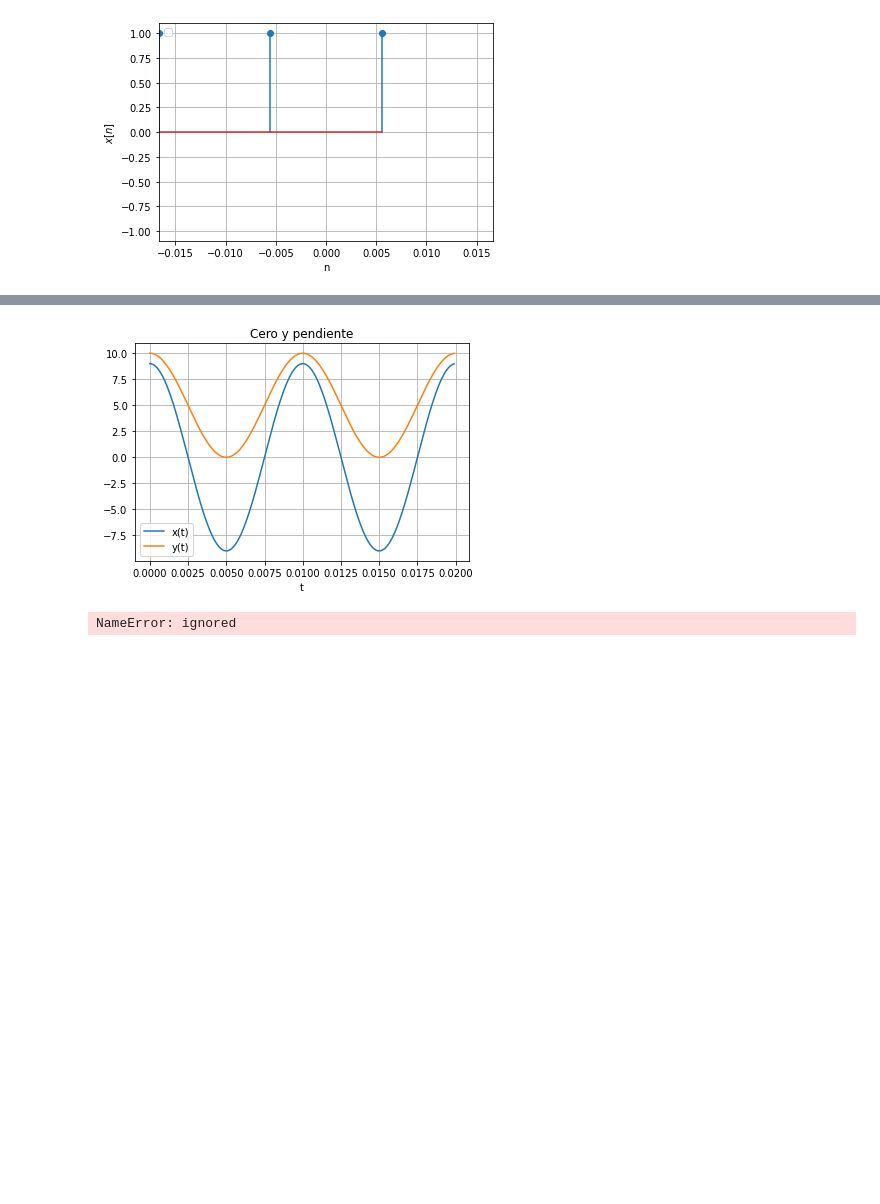
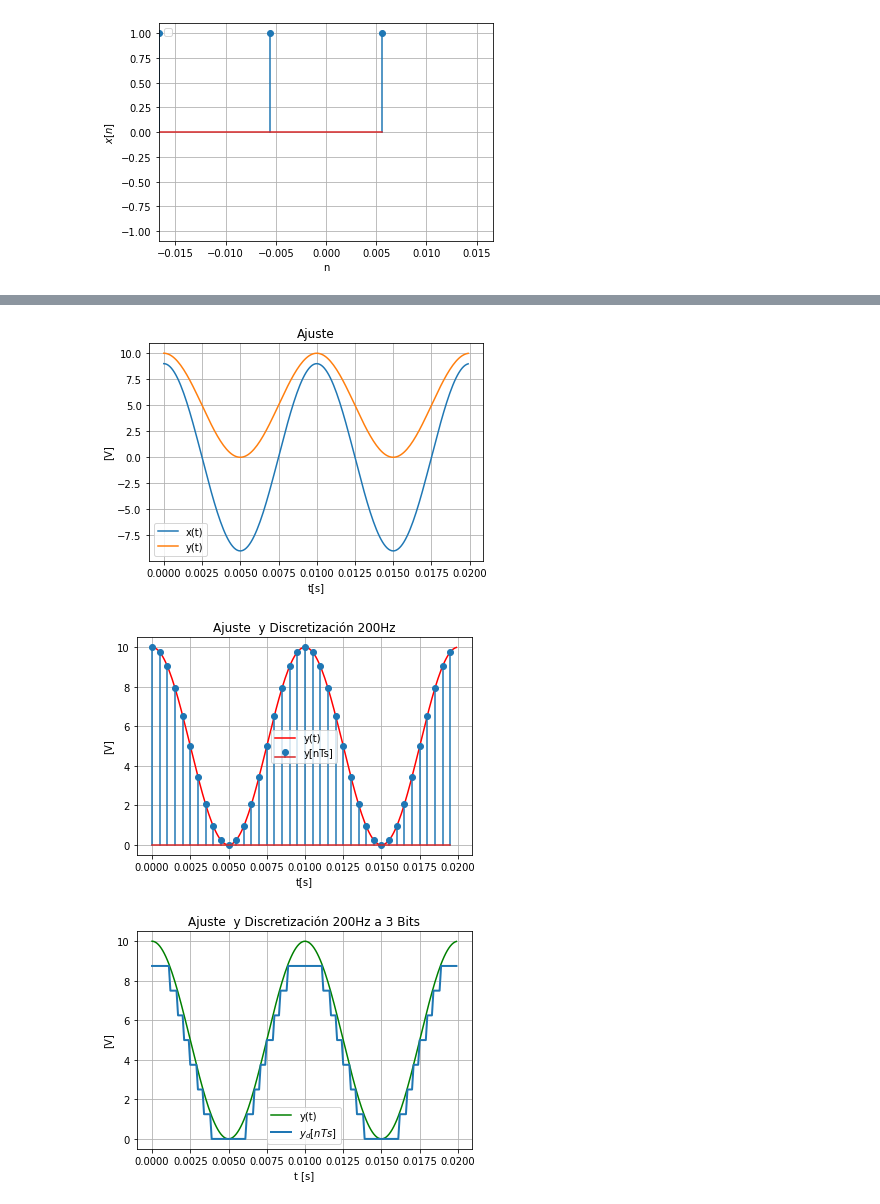
Before and after one commit to sejaramillotr/Taller1, a Jupyter notebook: Taller1.ipynb, the cells around one changed output, grey strips where cells are left out. Saved outputs shown, nothing was run; the diff lists cells and outputs as text; code cells hidden in the pictures; blank space fills up the shorter version.

```diff
--- a/Taller1.ipynb
+++ b/Taller1.ipynb
@@ -560,80 +559,75 @@ x[n] & x_c[n] & Binario\\ \hline
 [8.75,10.00] & 8.75 & 111\\ \hline
 \end{array}
 # %%
-#simulación pregunta 3
+#Discretización 2
 import numpy as np
 import matplotlib.pyplot as plt
 
 
 F = 100
 Fc = 100*F
-Fs = 2*F
+Fs = 20*F
 Tp = 1/F
 t = np.arange(0,2*Tp,1/Fc)
 
 x = 9*np.cos(2*np.pi*F*t)
 
 m = 5/9
 b = 5
 y = m*x+b
 
 plt.plot(t,x,label="x(t)")
 plt.plot(t,y,label="y(t)")
 plt.legend()
-plt.xlabel('t')
+plt.xlabel('t[s]')
+plt.ylabel('[V]')
 plt.grid()
-plt.title("Cero y pendiente")
+plt.title("Ajuste")
 plt.show()
 
-tm = np.arange(0,Tplot,1/fs)
-x1m = 9*np.cos(2*np.pi*fc1*tm)
-x2m = -3*np.cos(2*np.pi*fc2*tm)
-xm = x1m + x2m
+Tm = np.arange(0,2*Tp,1/Fs)
+xm = 9*np.cos(2*np.pi*F*Tm)
 ym = m*xm+b
 
 plt.plot(t,y,color='r',label="y(t)")
-plt.stem(tm,ym,label="y[nTs]")
+plt.stem(Tm,ym,label="y[nTs]")
 plt.legend()
-plt.xlabel('t')
+plt.xlabel('t[s]')
+plt.ylabel('[V]')
 plt.grid()
-plt.title("cero y pendiente + discretizacion señal completa fs = 80 Hz")
-plt.show()
-
-plt.plot(t,x1,color='r',label='$x(t)=9cos(20\pi t)$')
-plt.stem(tm,x1m,label="$x[n/80]=9cos[20\pi n/80]$")
-plt.legend(loc='best')
-plt.grid()
-plt.title("Discretizacion fs = 80 Hz $x(t)=9cos(20\pi t)$")
-plt.show()
-
-plt.plot(t,x2,color='r',label='$x(t)=-3cos(100\pi t)$')
-plt.stem(tm,x2m,label="$x[n/80]=-3cos[100\pi n/80]$")
-plt.legend(loc='best')
-plt.grid()
-plt.title("Discretizacion fs = 80 Hz $x(t)=-3cos(100\pi t)$")
+plt.title("Ajuste  y Discretización 200Hz")
 plt.show()
 
 
-# cero y pendiente mas discretizacion mas cuantizacion
-yc = np.zeros(len(y))
+yd = np.zeros(len(y))
 
-for i in range(len(y)):
-    if y[i] < 1.25:
-       yc[i] = 0
-    elif (y[i] >= 1.25) and (y[i] <= 2.5):
-        yc[i] = 1.25
-    elif (y[i] >= 2.5) and (y[i] <= 3.75):
-        yc[i] = 2.5
+for g in range(len(y)):
+    if y[g] < 1.25:
+       yd[g] = 0
+    elif (y[g] >= 1.25) and (y[g] <= 2.5):
+        yd[g] = 1.25
+    elif (y[g] >= 2.5) and (y[g] <= 3.75):
+        yd[g] = 2.5
+    elif(y[g] >= 3.75) and (y[g] <= 5):
+        yd[g] = 3.75
+    elif (y[g] >= 5) and (y[g] <= 6.25):
+        yd[g] = 5
+    elif (y[g] >= 6.25) and (y[g] <= 7.5):
+        yd[g] = 6.25
+    elif(y[g] >= 7.5) and (y[g] <= 8.75):
+        yd[g] = 7.5
     else:
-        yc[i] = 3.75
+        yd[g] = 8.75
 
-plt.plot(t,y,color='r',label="y(t)")
-plt.plot(t,yc,label="$y_c[nTs]$",linewidth = 3)
+plt.plot(t,y,color='g',label="y(t)")
+plt.plot(t,yd,label="$y_d[nTs]$",linewidth = 2)
 plt.legend()
-plt.xlabel('t')
+plt.xlabel('t [s]')
+plt.ylabel('[V]')
 plt.grid()
-plt.title("cero y pendiente + discretizacion (fs=80Hz) + cuantizacion (2 bits)")
+plt.title("Ajuste  y Discretización 200Hz a 3 Bits")
 plt.show()
 # %% [output]
-[figure, old version]
+[figure, new version]
-NameError: ignored
+[figure, added]
+[figure, added]
```
Also changed, not shown: parts of 7 cells of this notebook.
